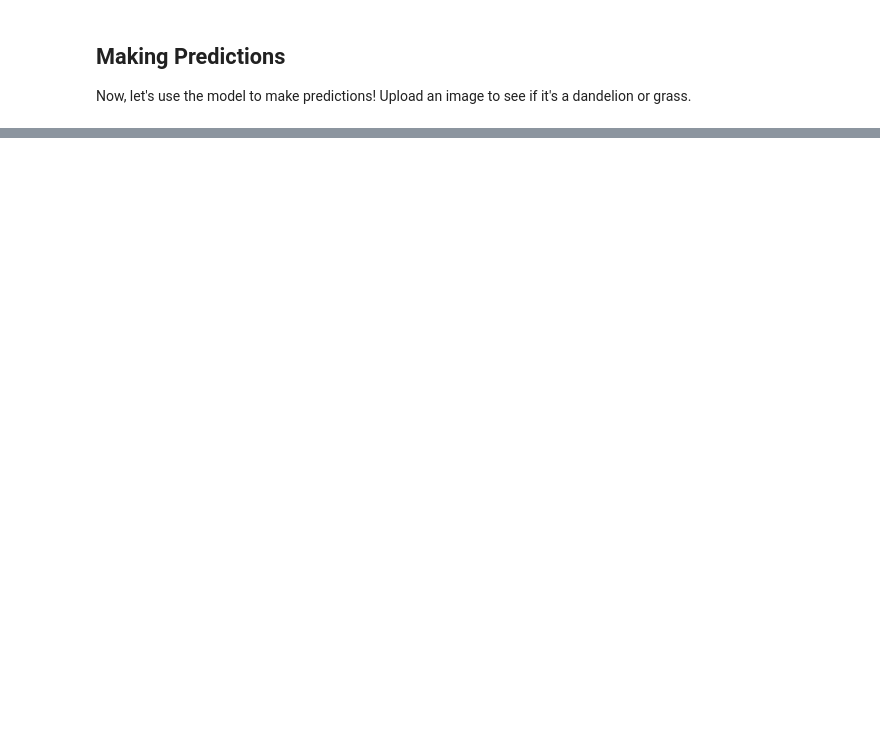
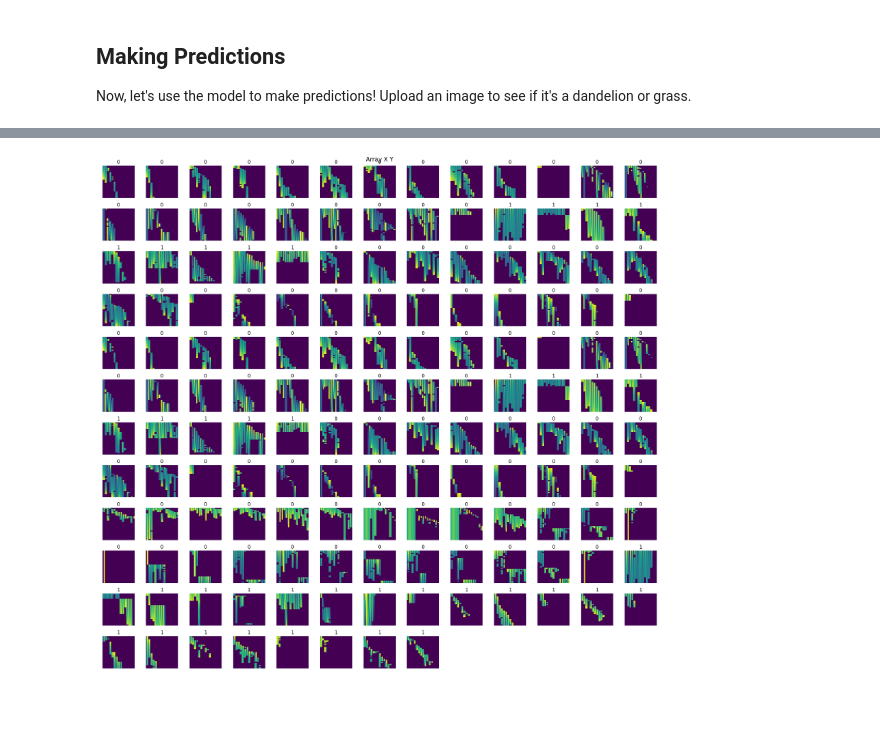
Before and after one commit to versa-syahptr/sinar-backend, a Jupyter notebook: lab.ipynb, the cells around one changed output, grey strips where cells are left out. Saved outputs shown, nothing was run; the diff lists cells and outputs as text; code cells hidden in the pictures; blank space fills up the shorter version.

```diff
--- a/lab.ipynb
+++ b/lab.ipynb
@@ -114,10 +181,9 @@ Notice that as we train, our validation accuracy never exceeds training accuracy
 history = model.fit(x=X_train,
       y=y_train,
       steps_per_epoch=4,
-      batch_size=15,
-      epochs=5,
+      batch_size=26,
+      epochs=15,
       verbose=1,
       validation_data=(X_val, y_val),
       shuffle=True
-      # validation_data = validation_generator,
       )
@@ -150,7 +279,8 @@ NameError: name 'y_val' is not defined
 
 Now, let's use the model to make predictions! Upload an image to see if it's a dandelion or grass.
 # %%
-i = random.randint(0, len(X))
-pred = model.predict(np.array([X[i]]))
-pred = pred.round().astype(int)[0,0]
-print(f"index: {i} pred: {pred}, label: {y[i]}")
+for _ in range(15):
+    i = random.randint(0, len(X)-1)
+    pred = model.predict(np.array([X[i]]).reshape(1,30,30,1))
+    pred = pred.round().astype(int)[0,0]
+    print(f"index: {i} pred: {pred}, label: {y[i]}")
@@ -175,0 +361,28 @@ plt.show()
+# %%
+def visualizeArray(x, y, cmap="viridis", size=(15, 15)):
+
+    # Create a 4x4 grid to display the arrays
+    num_rows, num_cols = [math.ceil(math.sqrt(len(x)))]*2
+
+    fig, axs = plt.subplots(num_rows, num_cols, figsize=size)
+
+    # Iterate over the arrays and plot them in the grid
+    for i in range(num_rows):
+        for j in range(num_cols):
+            # Calculate the index in the data_list based on the row and column
+            index = i * num_cols + j
+            if index < len(x):
+                axs[i, j].imshow(x[index], cmap=cmap)
+                axs[i, j].set_title(y[index])
+            axs[i, j].axis('off')
+
+    # Adjust the spacing between the subplots
+    # plt.subplots_adjust(wspace=0.05, hspace=0.3)
+    fig.suptitle(f"Array X Y", fontsize=15)
+    plt.tight_layout()
+    # Show the grid of images
+    plt.show()
+# %%
+visualizeArray(X, y, size=(20, 20))
+# %% [output]
+[figure, added]
```
Also changed, not shown: parts of 44 cells of this notebook, 10 other files.
